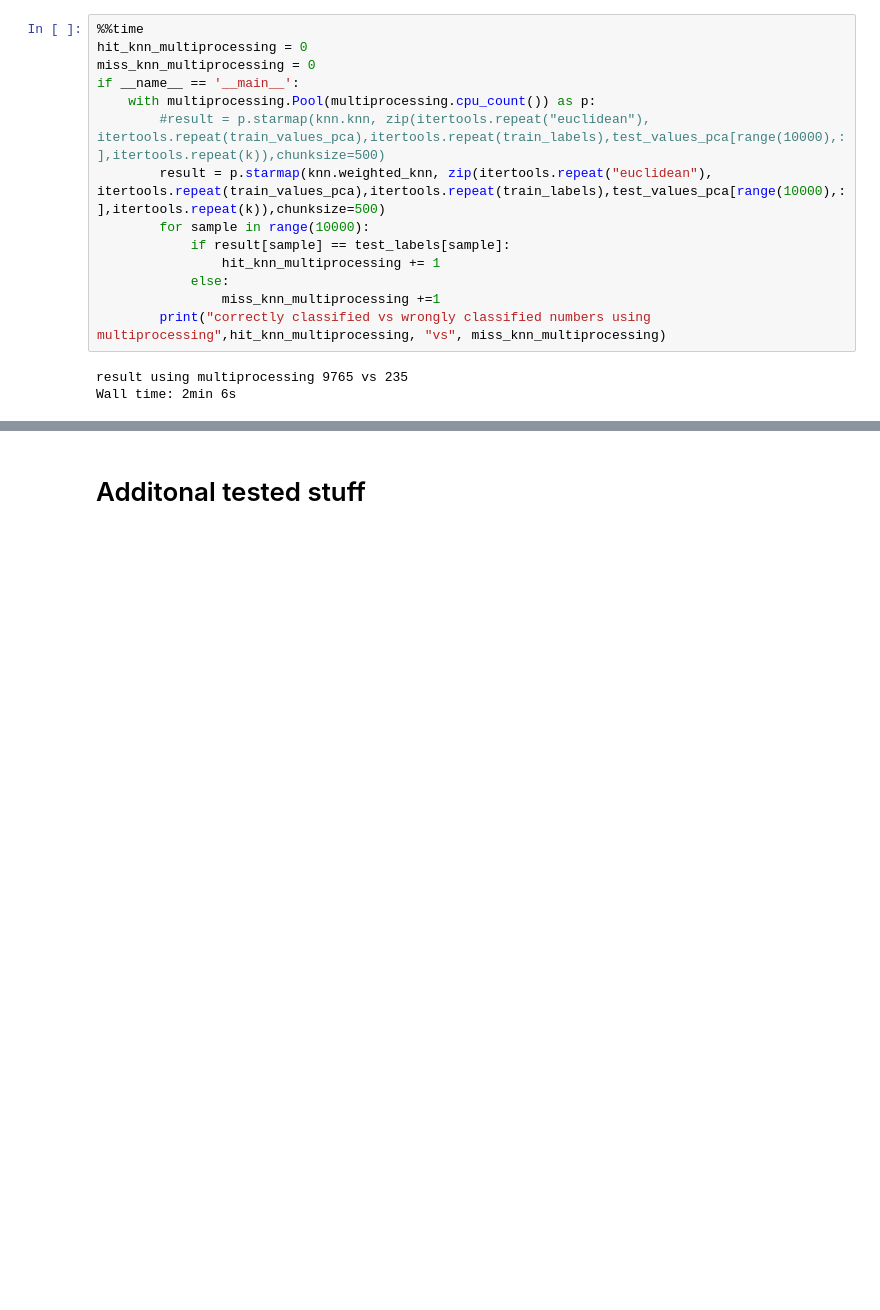
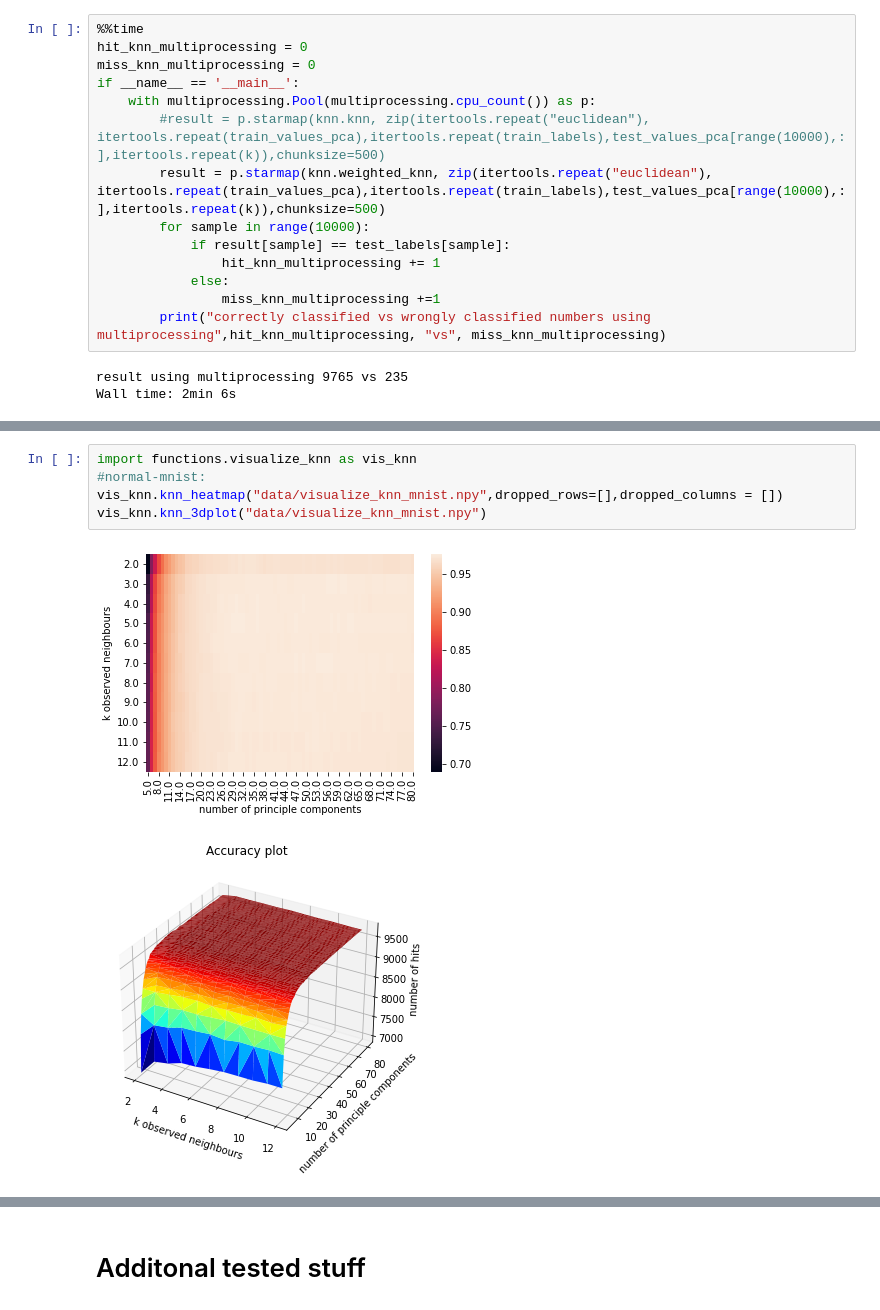
Before and after one commit to datascience-mobi/2021-topic-04-team-02, a Jupyter notebook: project report.ipynb, the cells around one changed output, grey strips where cells are left out. Cells and saved outputs as stored; diff of their text form; blank space fills up the shorter version.

```diff
--- a/project report.ipynb
+++ b/project report.ipynb
@@ -295,0 +290,8 @@ vis_knn.knn_3dplot("data/visualize_knn_mnist.npy")
+# %%
+import functions.visualize_knn as vis_knn
+#normal-mnist:
+vis_knn.knn_heatmap("data/visualize_knn_mnist.npy",dropped_rows=[],dropped_columns = [])
+vis_knn.knn_3dplot("data/visualize_knn_mnist.npy")
+# %% [output]
+[figure, added]
+[figure, added]
```
Also changed, not shown: parts of 20 cells of this notebook.
